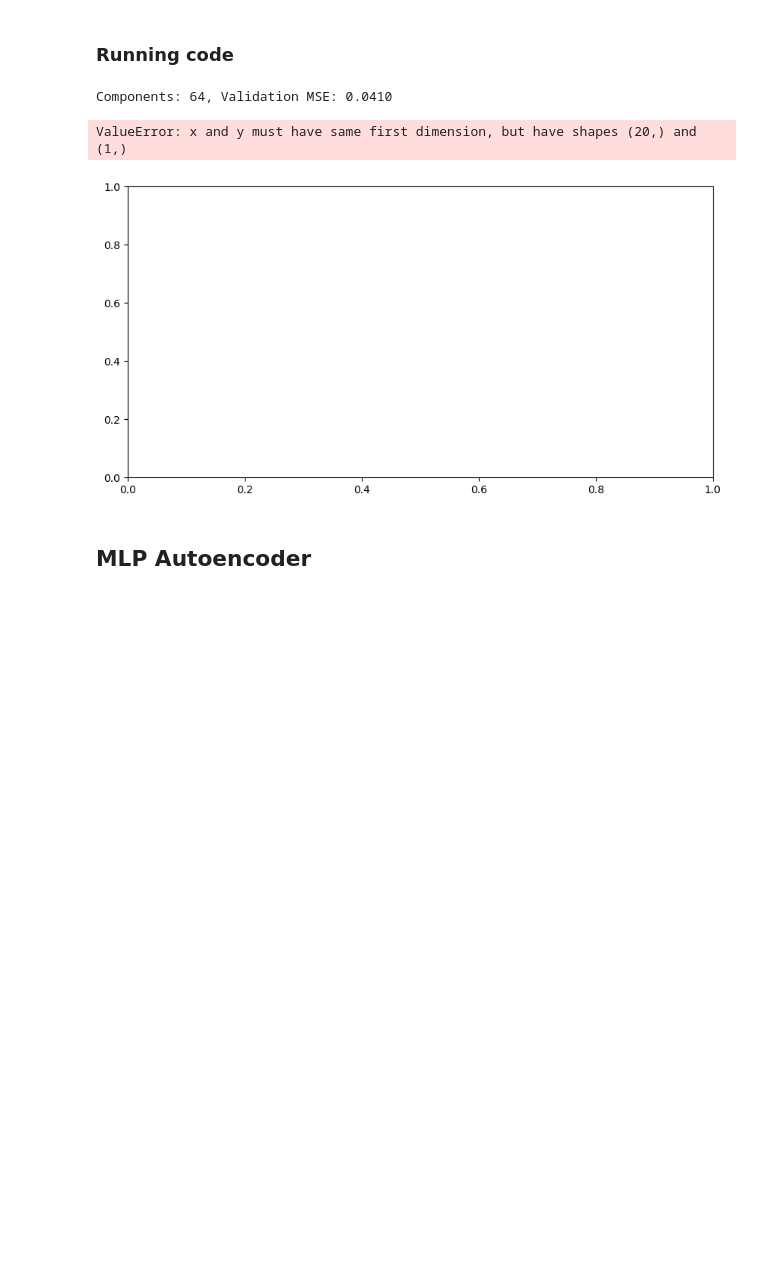
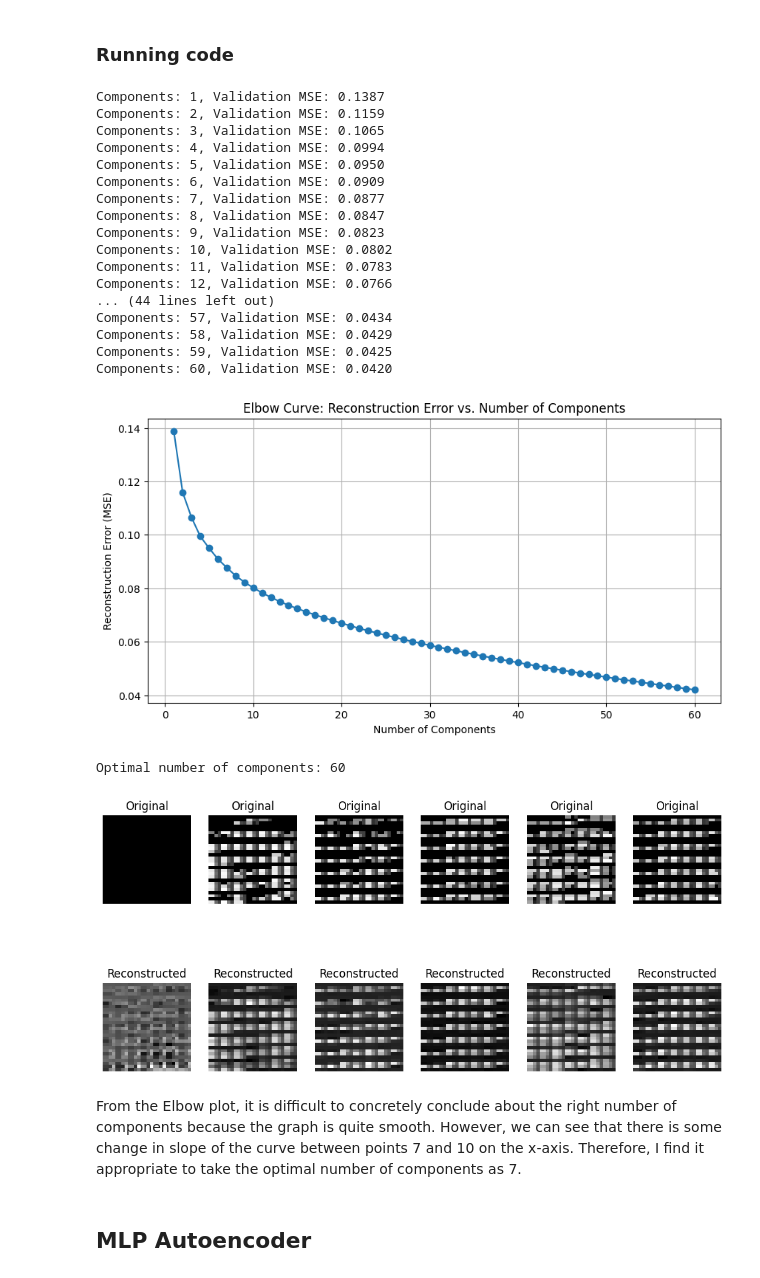
Before and after one commit to SohamVaishnav/smai-m24-assignments-SohamVaishnav, a Jupyter notebook: assignments/4/AutoEncoder.ipynb, the cells around one changed output. Cells and saved outputs as stored; diff of their text form; code cells hidden in the pictures; blank space fills up the shorter version.

```diff
--- a/assignments/4/AutoEncoder.ipynb
+++ b/assignments/4/AutoEncoder.ipynb
@@ -228,7 +207,7 @@ KeyboardInterrupt:
 batch_size = 32
 root = RawDataDIR
 input_dim = 28 * 28
-max_components = 20
+max_components = 60
 
 data_loader = FashionMNISTLoader(batch_size=batch_size, root=root)
 train_loader, val_loader, test_loader = data_loader.load_data()
@@ -273,36 +252,55 @@ plot_elbow_curve(train_errors, components)
 optimal_components = components[np.argmin(train_errors)]
 print(f"Optimal number of components: {optimal_components}")
 
 pca_ae.eval()
 test_imgs = []
 for test_images, _ in test_loader:
     test_images_flat = test_images.view(-1, input_dim)
     reconstructed = pca_ae(test_images_flat).detach()
 
     test_imgs.append(test_images)
     test_imgs.append(reconstructed.view(-1, 1, 28, 28))
 
 def plot_images(original, reconstructed, n=6):
     plt.figure(figsize=(12, 6))
     for i in range(n):
         plt.subplot(2, n, i + 1)
         plt.imshow(original[i].squeeze(), cmap='gray')
         plt.axis('off')
         plt.title('Original')
 
         plt.subplot(2, n, i + n + 1)
         plt.imshow(reconstructed[i].squeeze(), cmap='gray')
         plt.axis('off')
         plt.title('Reconstructed')
     plt.show()
 
 original_images = test_imgs[0][:6]
 reconstructed_images = test_imgs[1][:6]
 plot_images(original_images, reconstructed_images)
 # %% [output]
-Components: 64, Validation MSE: 0.0410
+Components: 1, Validation MSE: 0.1387
+Components: 2, Validation MSE: 0.1159
+Components: 3, Validation MSE: 0.1065
+Components: 4, Validation MSE: 0.0994
+Components: 5, Validation MSE: 0.0950
+Components: 6, Validation MSE: 0.0909
+Components: 7, Validation MSE: 0.0877
+Components: 8, Validation MSE: 0.0847
+Components: 9, Validation MSE: 0.0823
+Components: 10, Validation MSE: 0.0802
+Components: 11, Validation MSE: 0.0783
+Components: 12, Validation MSE: 0.0766
+... (44 lines left out)
+Components: 57, Validation MSE: 0.0434
+Components: 58, Validation MSE: 0.0429
+Components: 59, Validation MSE: 0.0425
+Components: 60, Validation MSE: 0.0420
+[figure, new version]
-ValueError: x and y must have same first dimension, but have shapes (20,) and (1,)
+Optimal number of components: 60
-[figure, old version]
+[figure, added]
+# %% [markdown]
+From the Elbow plot, it is difficult to concretely conclude about the right number of components because the graph is quite smooth. However, we can see that there is some change in slope of the curve between points 7 and 10 on the x-axis. Therefore, I find it appropriate to take the optimal number of components as 7.
 # %% [markdown]
 ## MLP Autoencoder
 # %% [markdown]
```
Also changed, not shown: parts of 16 cells of this notebook.
